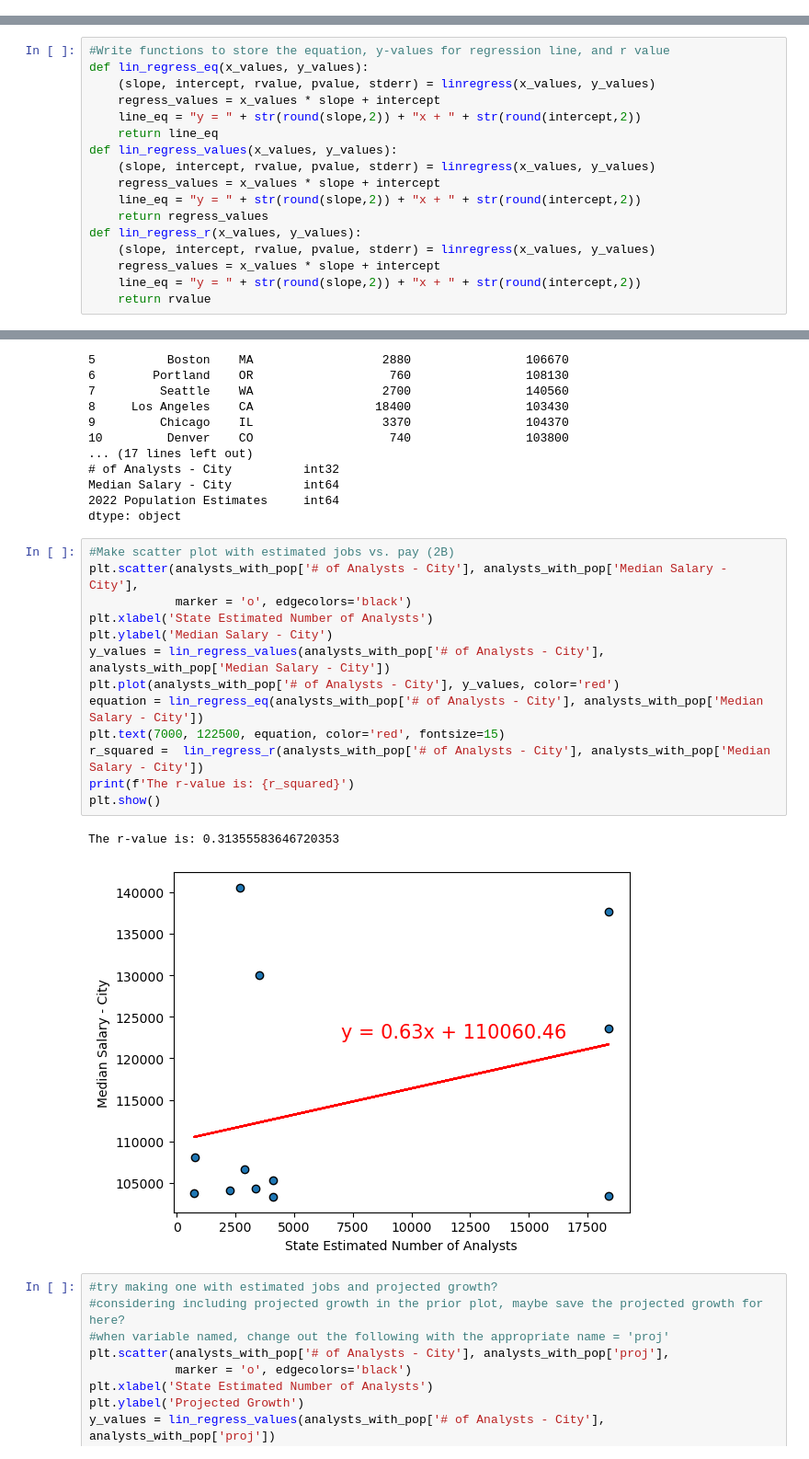
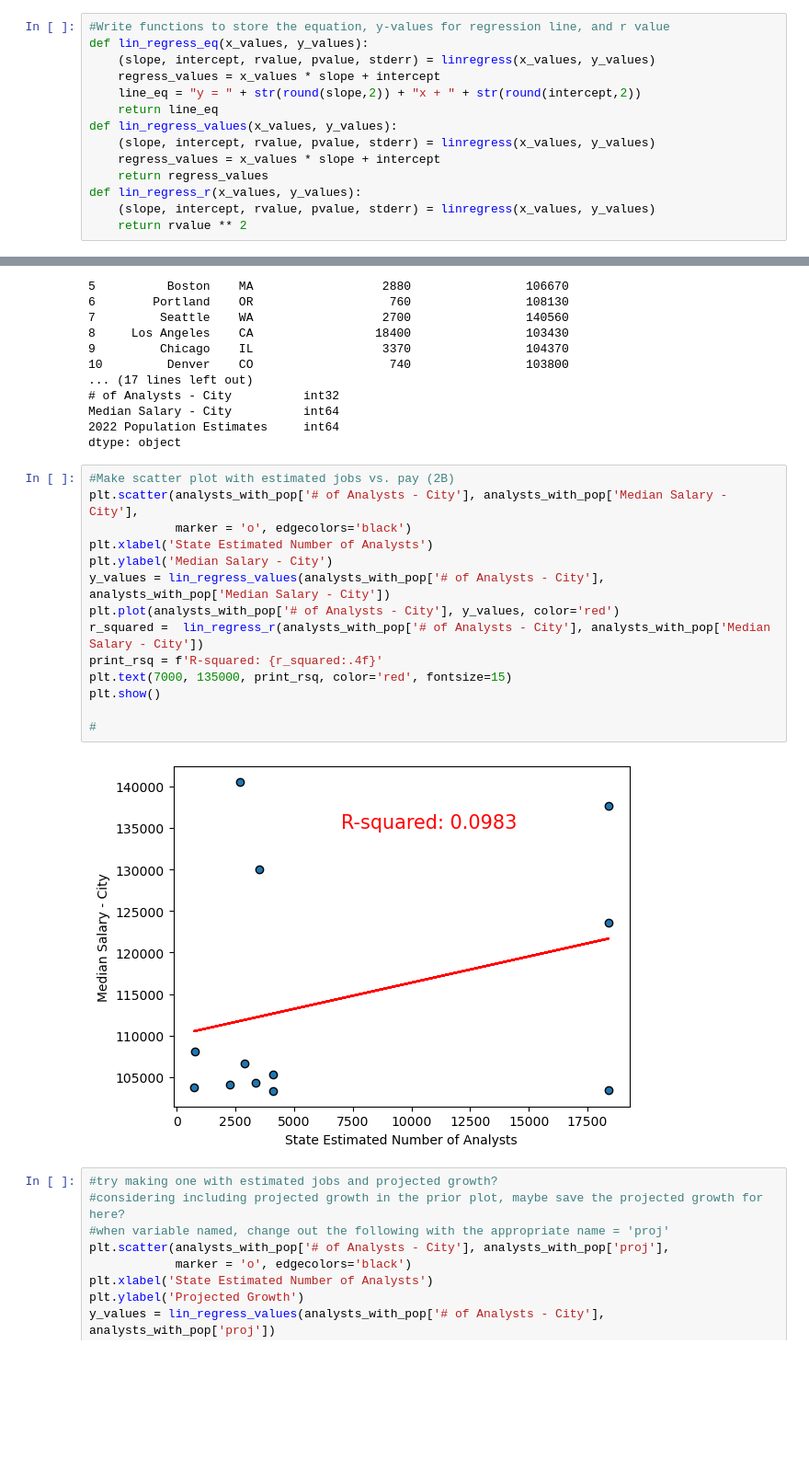
Before and after one commit to peatk/Group3_Project_-1, a Jupyter notebook: DataAnalysisDataAnalysts - claire_copy.ipynb, the cells around one changed output, grey strips where cells are left out. Shown at 92% size. Cells and saved outputs as stored; diff of their text form; blank space fills up the shorter version.

Commit message:
updated scatter plots

```diff
--- a/DataAnalysisDataAnalysts - claire_copy.ipynb
+++ b/DataAnalysisDataAnalysts - claire_copy.ipynb
@@ -291,3 +311,17 @@ states_with_pop
 | 40 | WA | 2700 | 3660 | 135850 | 103500 | ... |
 | 41 | WV | 150 | 200 | 67010 | 103500 | ... |
 | 42 | WI | 790 | 1000 | 95410 | 103500 | ... |
+# %%
+#Write functions to store the equation, y-values for regression line, and r value
+def lin_regress_eq(x_values, y_values):
+    (slope, intercept, rvalue, pvalue, stderr) = linregress(x_values, y_values)
+    regress_values = x_values * slope + intercept
+    line_eq = "y = " + str(round(slope,2)) + "x + " + str(round(intercept,2))
+    return line_eq
+def lin_regress_values(x_values, y_values):
+    (slope, intercept, rvalue, pvalue, stderr) = linregress(x_values, y_values)
+    regress_values = x_values * slope + intercept
+    return regress_values
+def lin_regress_r(x_values, y_values):
+    (slope, intercept, rvalue, pvalue, stderr) = linregress(x_values, y_values)
+    return rvalue ** 2
@@ -395,23 +444,6 @@ dtype: object
 analysts_with_pop['# of Analysts - City'] = analysts_with_pop['# of Analysts - City'].str.replace(',', '').astype(int)
 analysts_with_pop['Median Salary - City'] = np.array(analysts_with_pop['Median Salary - City'],
                                                      dtype='int64')
-# %%
-#Write functions to store the equation, y-values for regression line, and r value
-def lin_regress_eq(x_values, y_values):
-    (slope, intercept, rvalue, pvalue, stderr) = linregress(x_values, y_values)
-    regress_values = x_values * slope + intercept
-    line_eq = "y = " + str(round(slope,2)) + "x + " + str(round(intercept,2))
-    return line_eq
-def lin_regress_values(x_values, y_values):
-    (slope, intercept, rvalue, pvalue, stderr) = linregress(x_values, y_values)
-    regress_values = x_values * slope + intercept
-    line_eq = "y = " + str(round(slope,2)) + "x + " + str(round(intercept,2))
-    return regress_values
-def lin_regress_r(x_values, y_values):
-    (slope, intercept, rvalue, pvalue, stderr) = linregress(x_values, y_values)
-    regress_values = x_values * slope + intercept
-    line_eq = "y = " + str(round(slope,2)) + "x + " + str(round(intercept,2))
-    return rvalue
 # %%
 #Make scatter plot for state population vs data analysts per state (1B)
 plt.scatter(analysts_with_pop['2022 Population Estimates'], analysts_with_pop['# of Analysts - City'],
@@ -458,19 +490,19 @@ dtype: object
 # %%
 #Make scatter plot with estimated jobs vs. pay (2B)
 plt.scatter(analysts_with_pop['# of Analysts - City'], analysts_with_pop['Median Salary - City'],
             marker = 'o', edgecolors='black')
 plt.xlabel('State Estimated Number of Analysts')
 plt.ylabel('Median Salary - City')
 y_values = lin_regress_values(analysts_with_pop['# of Analysts - City'], analysts_with_pop['Median Salary - City'])
 plt.plot(analysts_with_pop['# of Analysts - City'], y_values, color='red')
-equation = lin_regress_eq(analysts_with_pop['# of Analysts - City'], analysts_with_pop['Median Salary - City'])
-plt.text(7000, 122500, equation, color='red', fontsize=15)
 r_squared =  lin_regress_r(analysts_with_pop['# of Analysts - City'], analysts_with_pop['Median Salary - City'])
-print(f'The r-value is: {r_squared}')
+print_rsq = f'R-squared: {r_squared:.4f}'
+plt.text(7000, 135000, print_rsq, color='red', fontsize=15)
 plt.show()
+
+#
 # %% [output]
-The r-value is: 0.31355583646720353
-[figure, old version]
+[figure, new version]
 # %%
 #try making one with estimated jobs and projected growth?
 #considering including projected growth in the prior plot, maybe save the projected growth for here?
```
Also changed, not shown: parts of 4 cells of this notebook.
